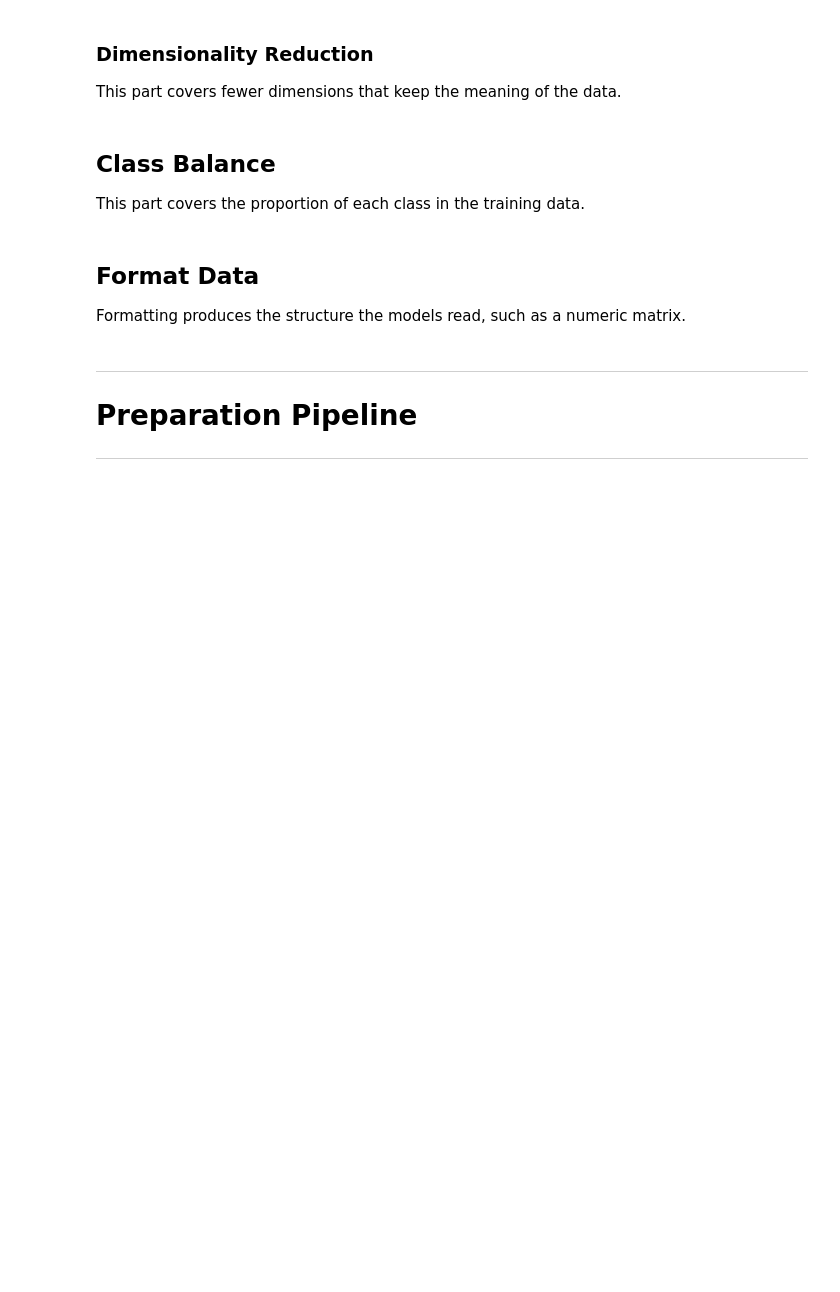
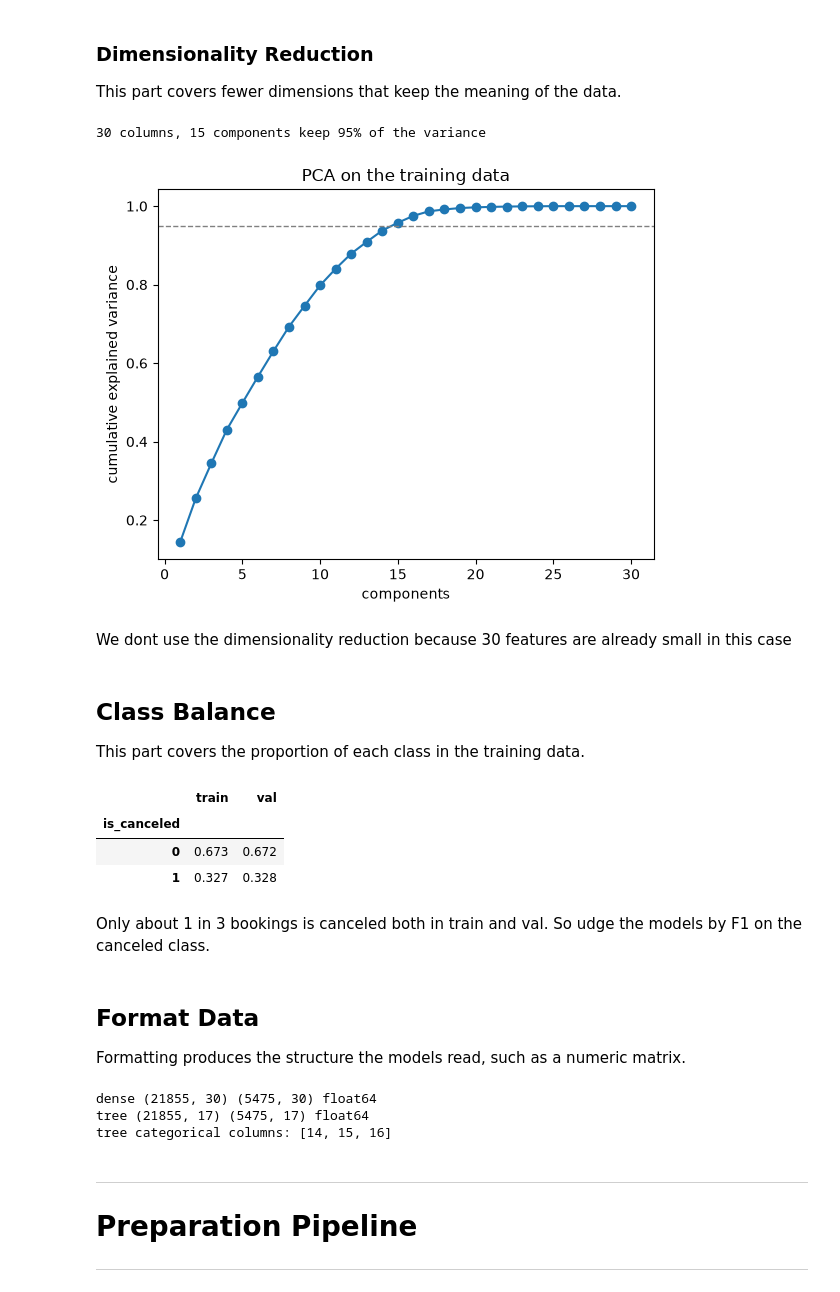
Before and after one commit to buege-putra/IF3170_G23_NoName, a Jupyter notebook: notebook.ipynb, the cells around one changed output. Cells and saved outputs as stored; diff of their text form; code cells hidden in the pictures; blank space fills up the shorter version.

Commit message:
feat(data-preparation): construct data, class balance, format data

```diff
--- a/notebook.ipynb
+++ b/notebook.ipynb
@@ -681,14 +747,58 @@ This part covers the numeric representation of categorical attributes.
 ### Dimensionality Reduction
 
 This part covers fewer dimensions that keep the meaning of the data.
+# %%
+pca = PCA(random_state=CFG.SEED).fit(X_train)
+cumulative = np.cumsum(pca.explained_variance_ratio_)
+
+print(X_train.shape[1], 'columns,', np.argmax(cumulative >= 0.95) + 1, 'components keep 95% of the variance')
+
+plt.plot(range(1, len(cumulative) + 1), cumulative, marker='o')
+plt.axhline(0.95, color='gray', linestyle='--', linewidth=1)
+plt.xlabel('components')
+plt.ylabel('cumulative explained variance')
+plt.title('PCA on the training data')
+plt.show()
+# %% [output]
+30 columns, 15 components keep 95% of the variance
+[figure, added]
+# %% [markdown]
+We dont use the dimensionality reduction because 30 features are already small in this case
 # %% [markdown]
 ## Class Balance
 
 This part covers the proportion of each class in the training data.
+# %%
+pd.DataFrame({
+    'train': y_train.value_counts(normalize=True),
+    'val': y_val.value_counts(normalize=True),
+}).round(3)
+# %% [output]
+|  | train | val |
+| is_canceled |  |  |
+| 0 | 0.673 | 0.672 |
+| 1 | 0.327 | 0.328 |
+# %% [markdown]
+Only about 1 in 3 bookings is canceled both in train and val. So udge the models by F1 on the canceled class.
 # %% [markdown]
 ## Format Data
 
 Formatting produces the structure the models read, such as a numeric matrix.
+# %%
+categorical_idx = [list(X_train_tree.columns).index(c) for c in CFG.CATEGORICAL]
+
+data = {
+    'dense': (X_train.to_numpy(dtype=float), y_train.to_numpy(), X_val.to_numpy(dtype=float), y_val.to_numpy()),
+    'tree': (X_train_tree.to_numpy(dtype=float), y_train.to_numpy(), X_val_tree.to_numpy(dtype=float), y_val.to_numpy()),
+}
+
+for variant, (Xt, yt, Xv, yv) in data.items():
+    print(variant, Xt.shape, Xv.shape, Xt.dtype)
+print('tree categorical columns:', categorical_idx)
+# %% [output]
+dense (21855, 30) (5475, 30) float64
+tree (21855, 17) (5475, 17) float64
+tree categorical columns: [14, 15, 16]
 # %% [markdown]
 ---
 
```
Also changed, not shown: parts of 4 cells of this notebook.
